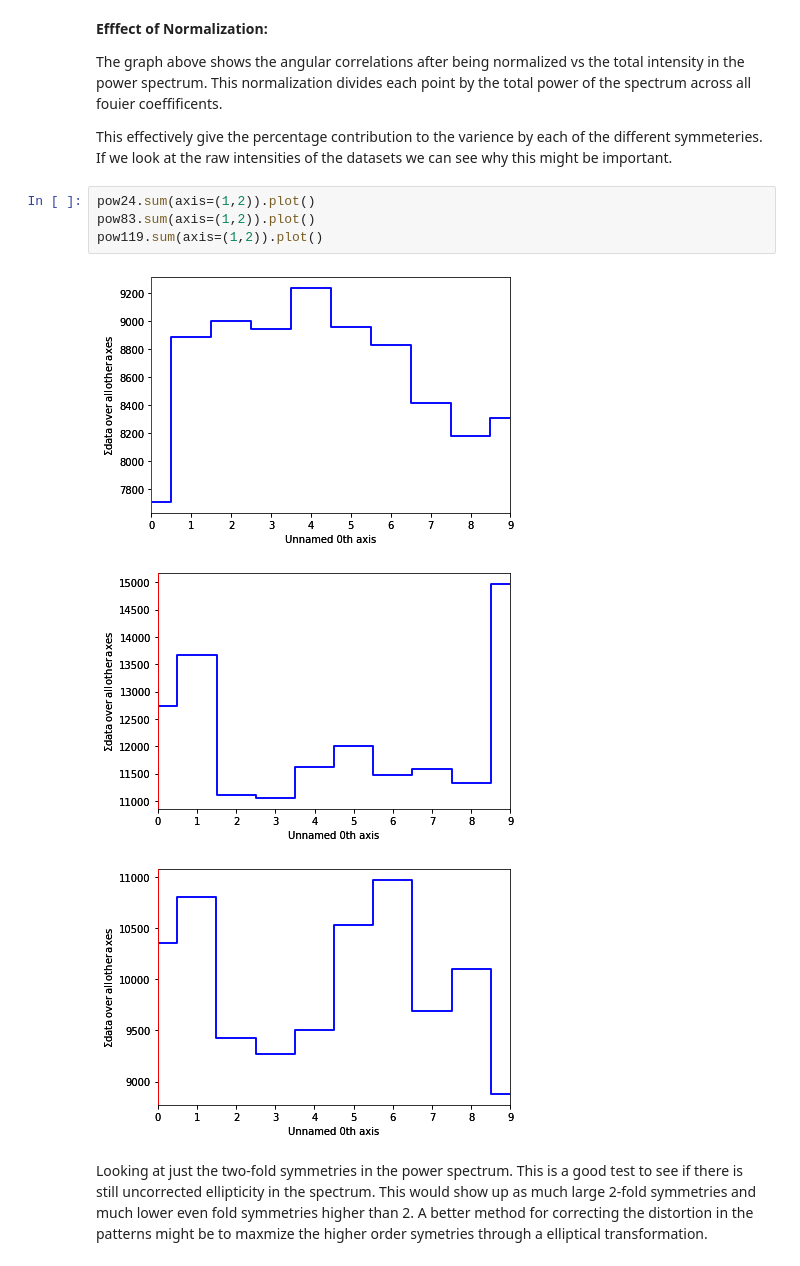
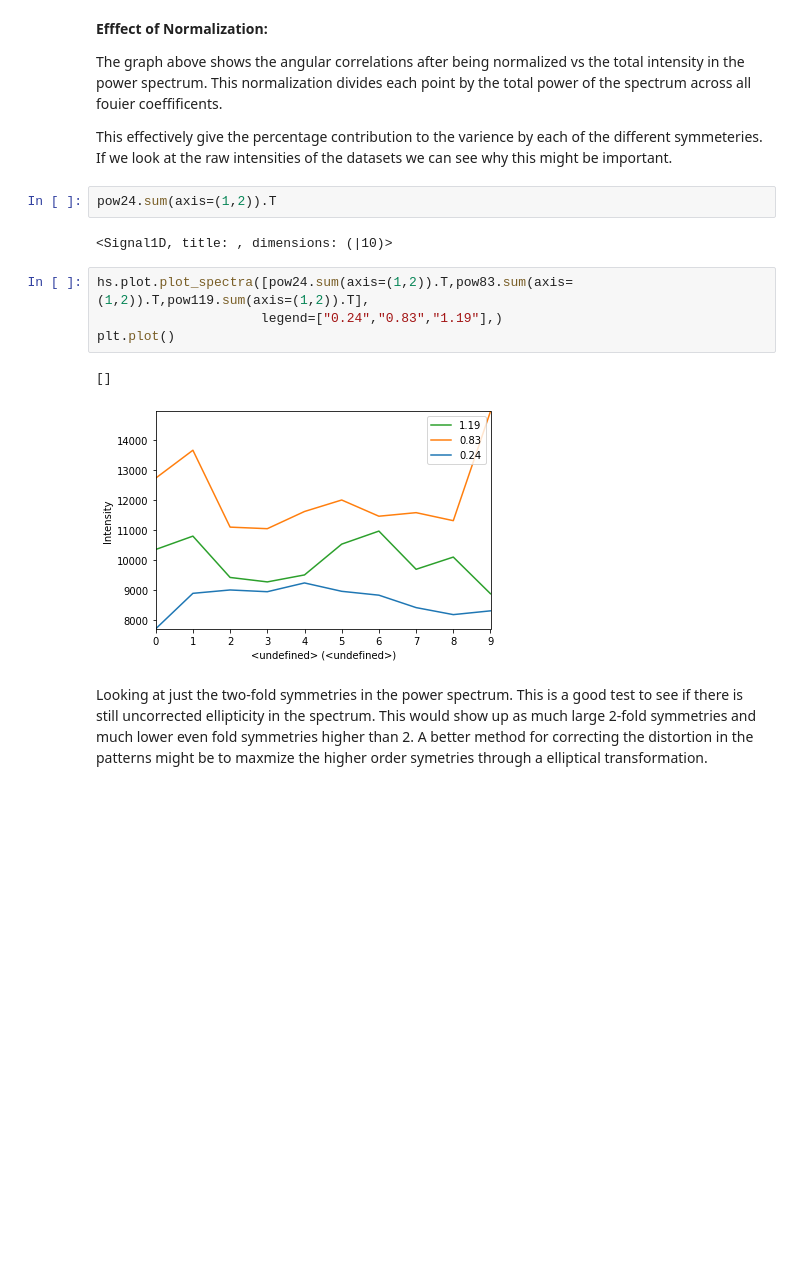
Before and after one commit to CSSFrancis/Analysis, a Jupyter notebook: CuZrAl_DepositionRateStructualAnalysis-2020-05-29.ipynb, the cells around one changed output. Drawn from its saved outputs; the diff is of its cells as text; blank space fills up the shorter version.

```diff
--- a/CuZrAl_DepositionRateStructualAnalysis-2020-05-29.ipynb
+++ b/CuZrAl_DepositionRateStructualAnalysis-2020-05-29.ipynb
@@ -238,14 +268,17 @@ Text(0, 0.5, 'Normalized Power Spectrum, P($k,n$)')
 The graph above shows the angular correlations after being normalized vs the total intensity in the power spectrum.  This normalization divides each point by the total power of the spectrum across all fouier coeffificents.
 
 This effectively give the percentage contribution to the varience by each of the different symmeteries. If we look at the raw intensities of the datasets we can see why this might be important.
+# %%
+pow24.sum(axis=(1,2)).T
+# %% [output]
+<Signal1D, title: , dimensions: (|10)>
 # %%
-pow24.sum(axis=(1,2)).plot()
-pow83.sum(axis=(1,2)).plot()
-pow119.sum(axis=(1,2)).plot()
+hs.plot.plot_spectra([pow24.sum(axis=(1,2)).T,pow83.sum(axis=(1,2)).T,pow119.sum(axis=(1,2)).T],
+                     legend=["0.24","0.83","1.19"],)
+plt.plot()
 # %% [output]
+[]
-[figure, old version]
+[figure, new version]
-[figure, removed]
-[figure, removed]
 # %% [markdown]
 Looking at just the two-fold symmetries in the power spectrum. This is a good test to see if there is still uncorrected ellipticity in the spectrum.  This would show up as much large 2-fold symmetries and much lower even fold symmetries higher than 2.  A better method for correcting the distortion in the patterns might be to maxmize the higher order symetries through a elliptical transformation.
 # %% [markdown]
```
Also changed, not shown: parts of 8 cells of this notebook.
